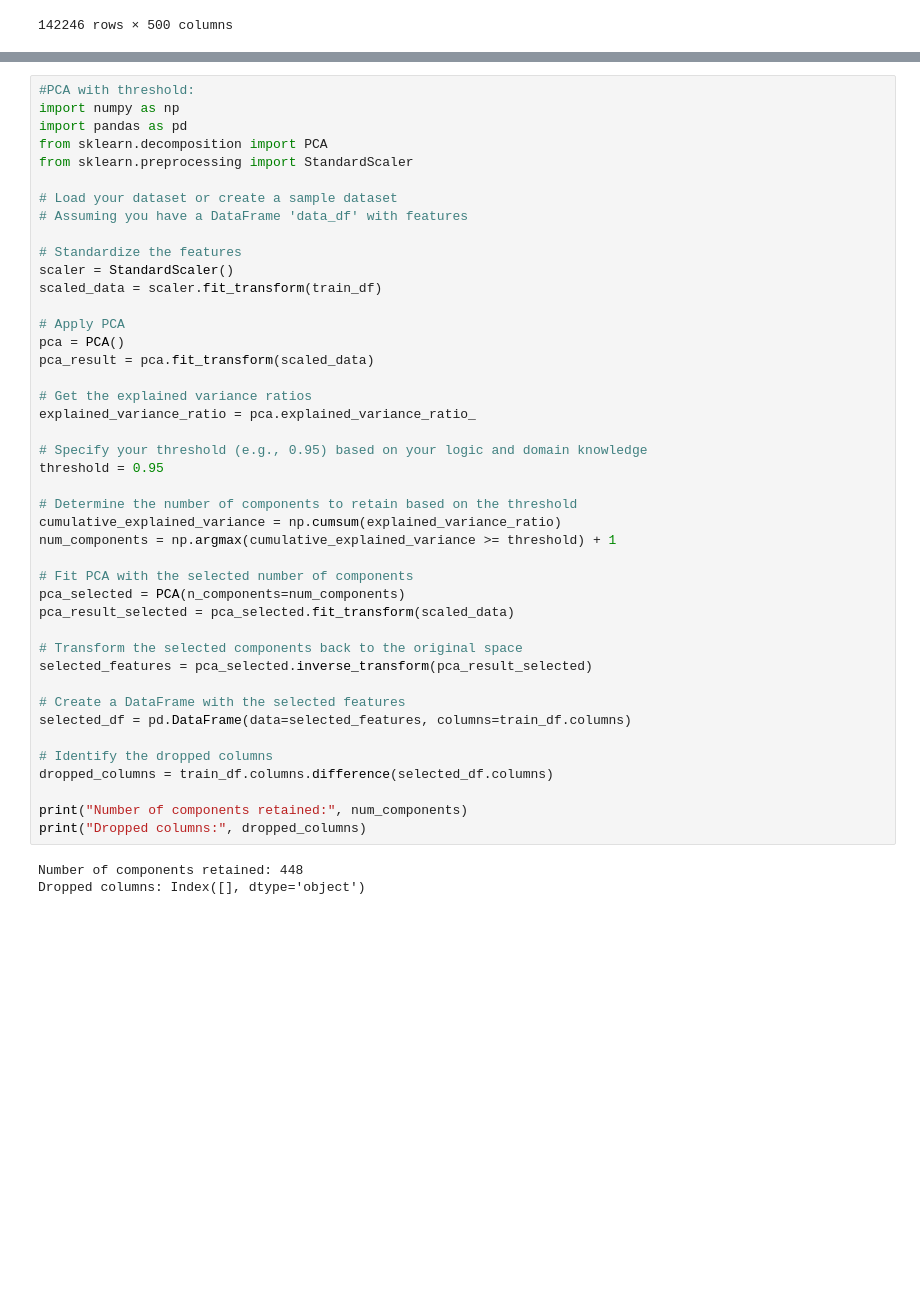
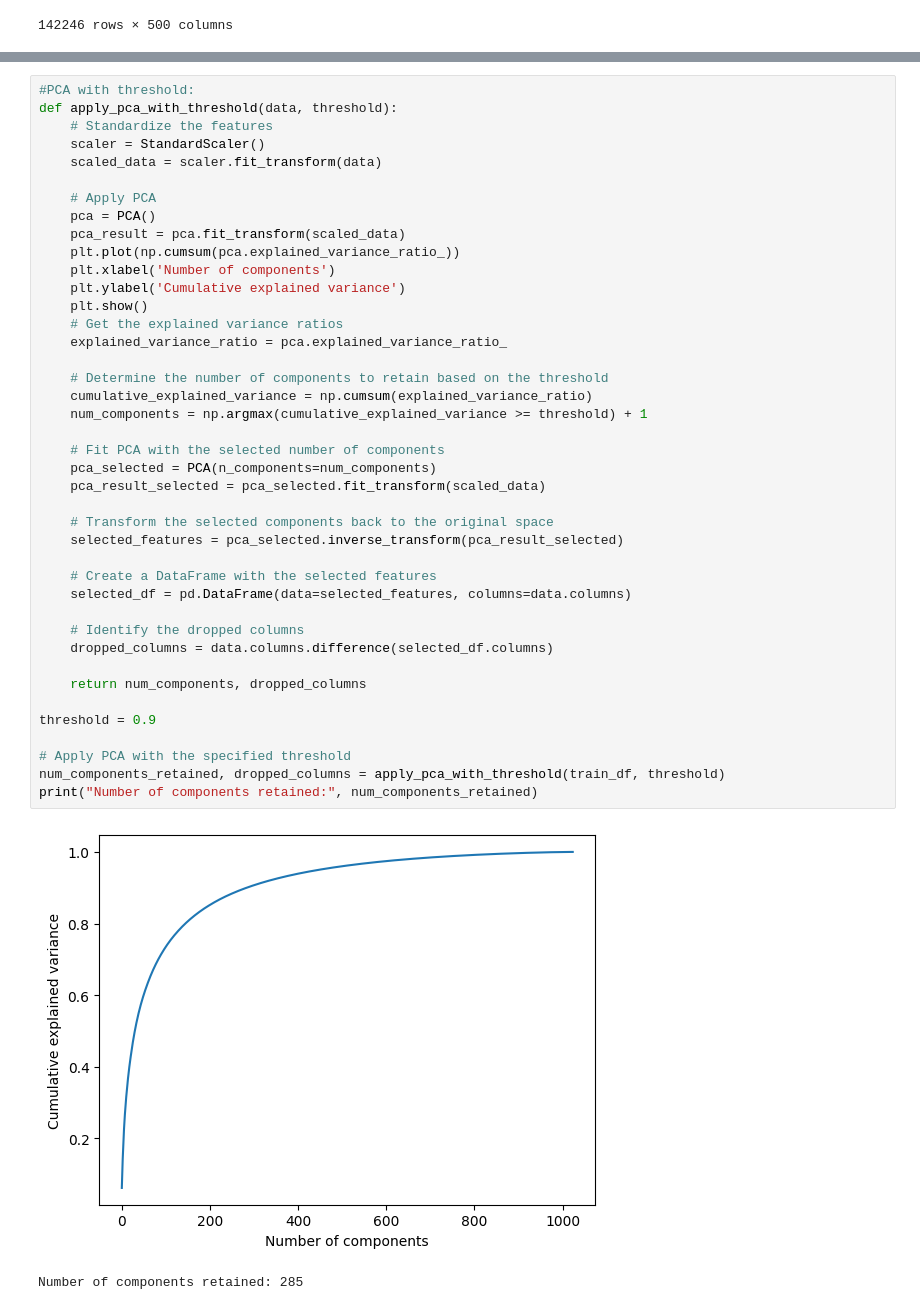
Before and after one commit to ehsanhosseini1380/Protein-Function-Prediction, a Jupyter notebook: protein_prediction.ipynb, the cells around one changed output, grey strips where cells are left out. Cells and saved outputs as stored; diff of their text form; blank space fills up the shorter version.

```diff
--- a/protein_prediction.ipynb
+++ b/protein_prediction.ipynb
@@ -194,46 +194,44 @@ selected columns:         Column_1  Column_2  Column_3  Column_4  Column_5  Colu
 # %%
 #PCA with threshold:
-import numpy as np
-import pandas as pd
-from sklearn.decomposition import PCA
-from sklearn.preprocessing import StandardScaler
+def apply_pca_with_threshold(data, threshold):
+    # Standardize the features
+    scaler = StandardScaler()
+    scaled_data = scaler.fit_transform(data)
 
-# Load your dataset or create a sample dataset
-# Assuming you have a DataFrame 'data_df' with features
+    # Apply PCA
+    pca = PCA()
+    pca_result = pca.fit_transform(scaled_data)
+    plt.plot(np.cumsum(pca.explained_variance_ratio_))
+    plt.xlabel('Number of components')
+    plt.ylabel('Cumulative explained variance')
+    plt.show()
+    # Get the explained variance ratios
+    explained_variance_ratio = pca.explained_variance_ratio_
 
-# Standardize the features
-scaler = StandardScaler()
-scaled_data = scaler.fit_transform(train_df)
+    # Determine the number of components to retain based on the threshold
+    cumulative_explained_variance = np.cumsum(explained_variance_ratio)
+    num_components = np.argmax(cumulative_explained_variance >= threshold) + 1
 
-# Apply PCA
-pca = PCA()
-pca_result = pca.fit_transform(scaled_data)
+    # Fit PCA with the selected number of components
+    pca_selected = PCA(n_components=num_components)
+    pca_result_selected = pca_selected.fit_transform(scaled_data)
 
-# Get the explained variance ratios
-explained_variance_ratio = pca.explained_variance_ratio_
+    # Transform the selected components back to the original space
+    selected_features = pca_selected.inverse_transform(pca_result_selected)
 
-# Specify your threshold (e.g., 0.95) based on your logic and domain knowledge
-threshold = 0.95
+    # Create a DataFrame with the selected features
+    selected_df = pd.DataFrame(data=selected_features, columns=data.columns)
 
-# Determine the number of components to retain based on the threshold
-cumulative_explained_variance = np.cumsum(explained_variance_ratio)
-num_components = np.argmax(cumulative_explained_variance >= threshold) + 1
+    # Identify the dropped columns
+    dropped_columns = data.columns.difference(selected_df.columns)
 
-# Fit PCA with the selected number of components
-pca_selected = PCA(n_components=num_components)
-pca_result_selected = pca_selected.fit_transform(scaled_data)
+    return num_components, dropped_columns
 
-# Transform the selected components back to the original space
-selected_features = pca_selected.inverse_transform(pca_result_selected)
+threshold = 0.9
 
-# Create a DataFrame with the selected features
-selected_df = pd.DataFrame(data=selected_features, columns=train_df.columns)
-
-# Identify the dropped columns
-dropped_columns = train_df.columns.difference(selected_df.columns)
-
-print("Number of components retained:", num_components)
-print("Dropped columns:", dropped_columns)
+# Apply PCA with the specified threshold
+num_components_retained, dropped_columns = apply_pca_with_threshold(train_df, threshold)
+print("Number of components retained:", num_components_retained)
 # %% [output]
+[figure, added]
-Number of components retained: 448
-Dropped columns: Index([], dtype='object')
+Number of components retained: 285
```
Also changed, not shown: parts of 6 cells of this notebook.
